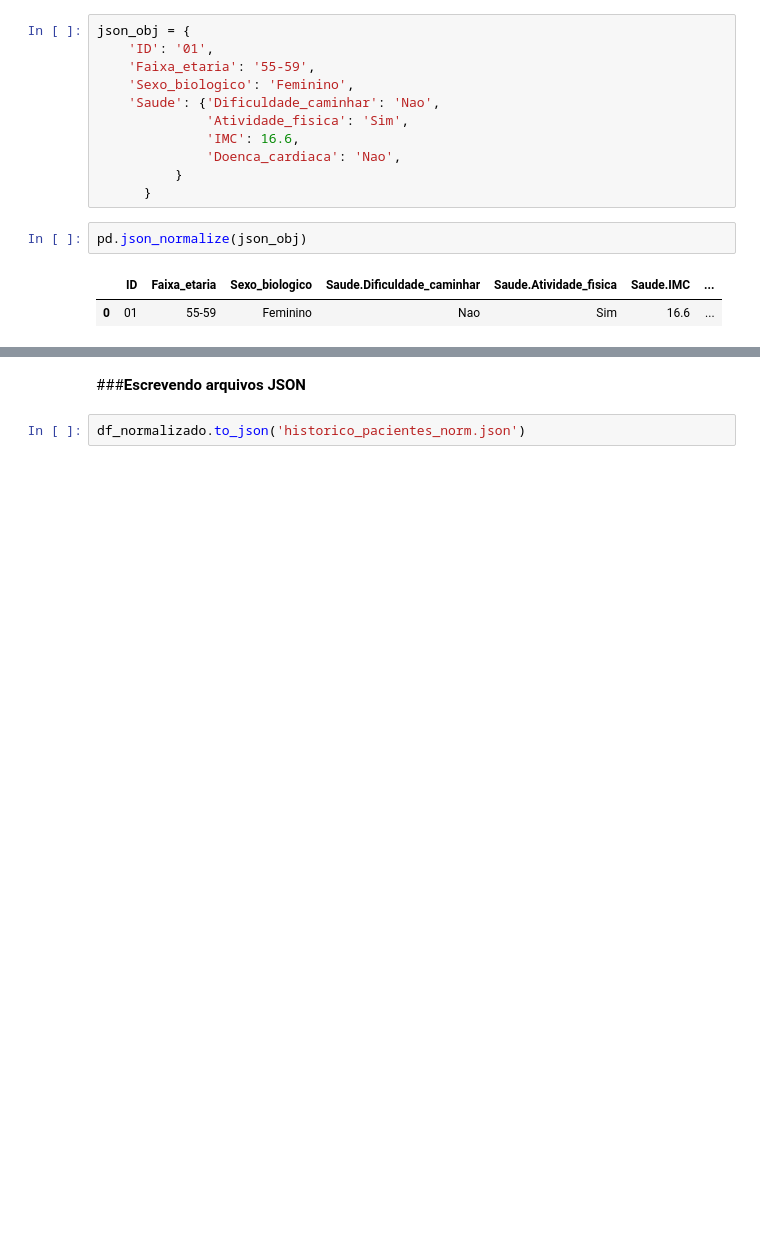
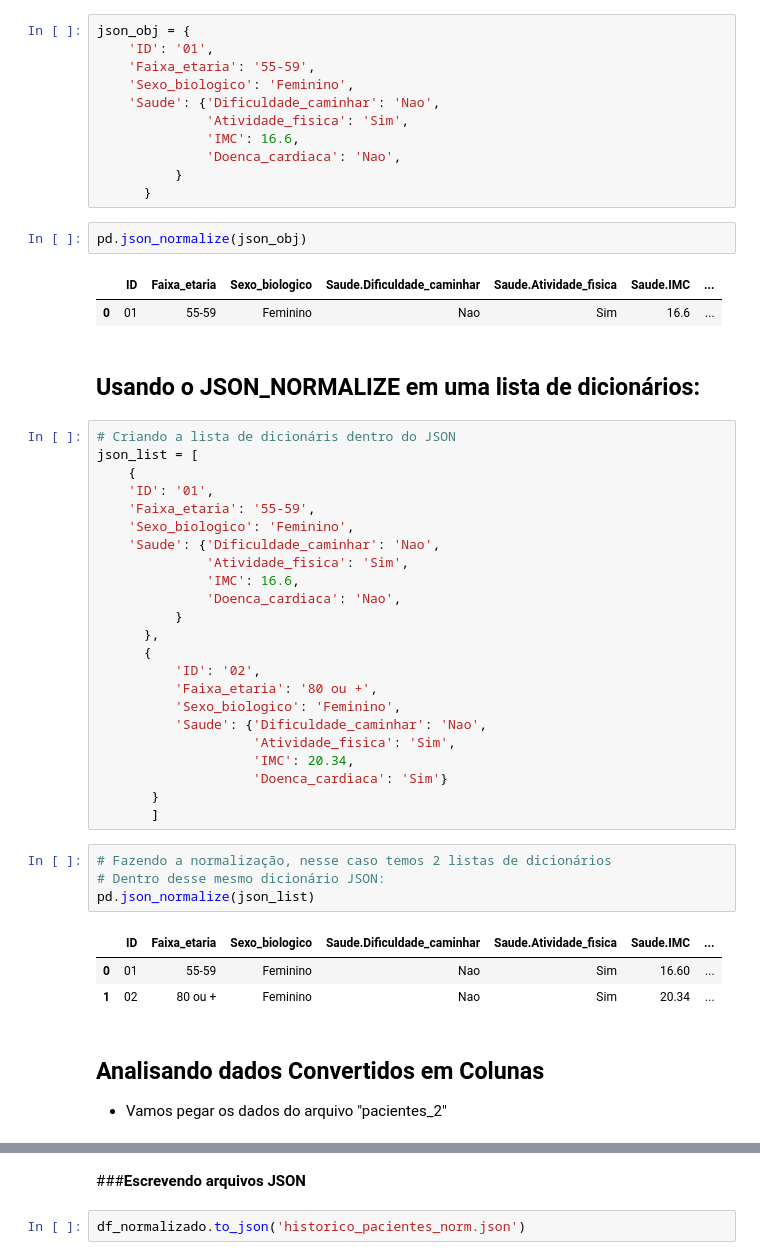
Before and after one commit to ClaytonPavani/python_data_science, a Jupyter notebook: pandas_formatos.ipynb, the cells around one changed output, grey strips where cells are left out. Saved outputs shown, nothing was run; the diff lists cells and outputs as text; blank space fills up the shorter version.

Commit message:
Como Usar JSON para importar dados, e normalizar dicionários com múltiplas informações

```diff
--- a/pandas_formatos.ipynb
+++ b/pandas_formatos.ipynb
@@ -411,3 +411,40 @@ pd.json_normalize(json_obj)
 # %% [output]
 |  | ID | Faixa_etaria | Sexo_biologico | Saude.Dificuldade_caminhar | Saude.Atividade_fisica | Saude.IMC | ... |
 | 0 | 01 | 55-59 | Feminino | Nao | Sim | 16.6 | ... |
+# %% [markdown]
+## Usando o JSON_NORMALIZE em uma lista de dicionários:
+# %%
+# Criando a lista de dicionáris dentro do JSON
+json_list = [
+    {
+    'ID': '01',
+    'Faixa_etaria': '55-59',
+    'Sexo_biologico': 'Feminino',
+    'Saude': {'Dificuldade_caminhar': 'Nao',
+              'Atividade_fisica': 'Sim',
+              'IMC': 16.6,
+              'Doenca_cardiaca': 'Nao',
+          }
+      },
+      {
+          'ID': '02',
+          'Faixa_etaria': '80 ou +',
+          'Sexo_biologico': 'Feminino',
+          'Saude': {'Dificuldade_caminhar': 'Nao',
+                    'Atividade_fisica': 'Sim',
+                    'IMC': 20.34,
+                    'Doenca_cardiaca': 'Sim'}
+       }
+       ]
+# %%
+# Fazendo a normalização, nesse caso temos 2 listas de dicionários
+# Dentro desse mesmo dicionário JSON:
+pd.json_normalize(json_list)
+# %% [output]
+|  | ID | Faixa_etaria | Sexo_biologico | Saude.Dificuldade_caminhar | Saude.Atividade_fisica | Saude.IMC | ... |
+| 0 | 01 | 55-59 | Feminino | Nao | Sim | 16.60 | ... |
+| 1 | 02 | 80 ou + | Feminino | Nao | Sim | 20.34 | ... |
+# %% [markdown]
+## Analisando dados Convertidos em Colunas
+
+- Vamos pegar os dados do arquivo "pacientes_2"
```
Also changed, not shown: parts of 7 cells of this notebook.
